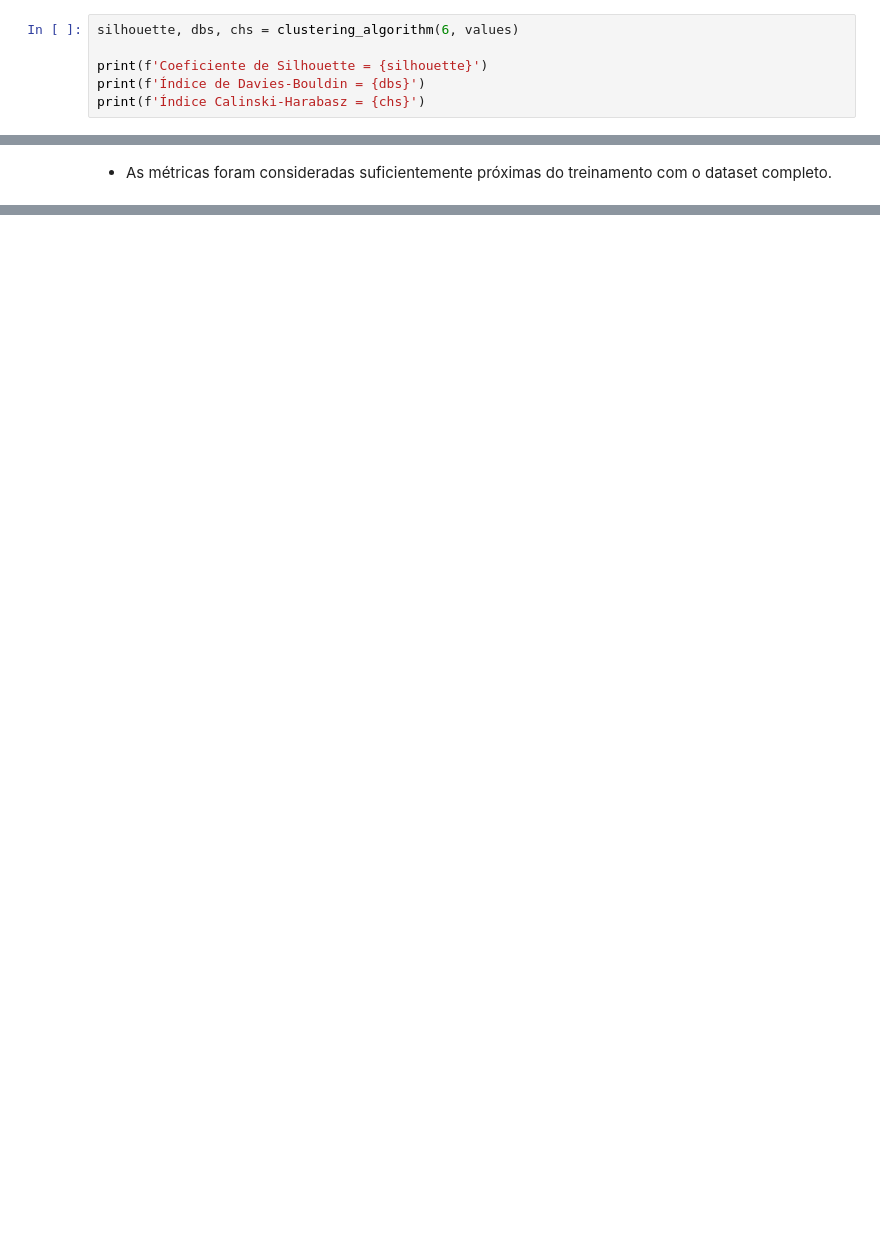
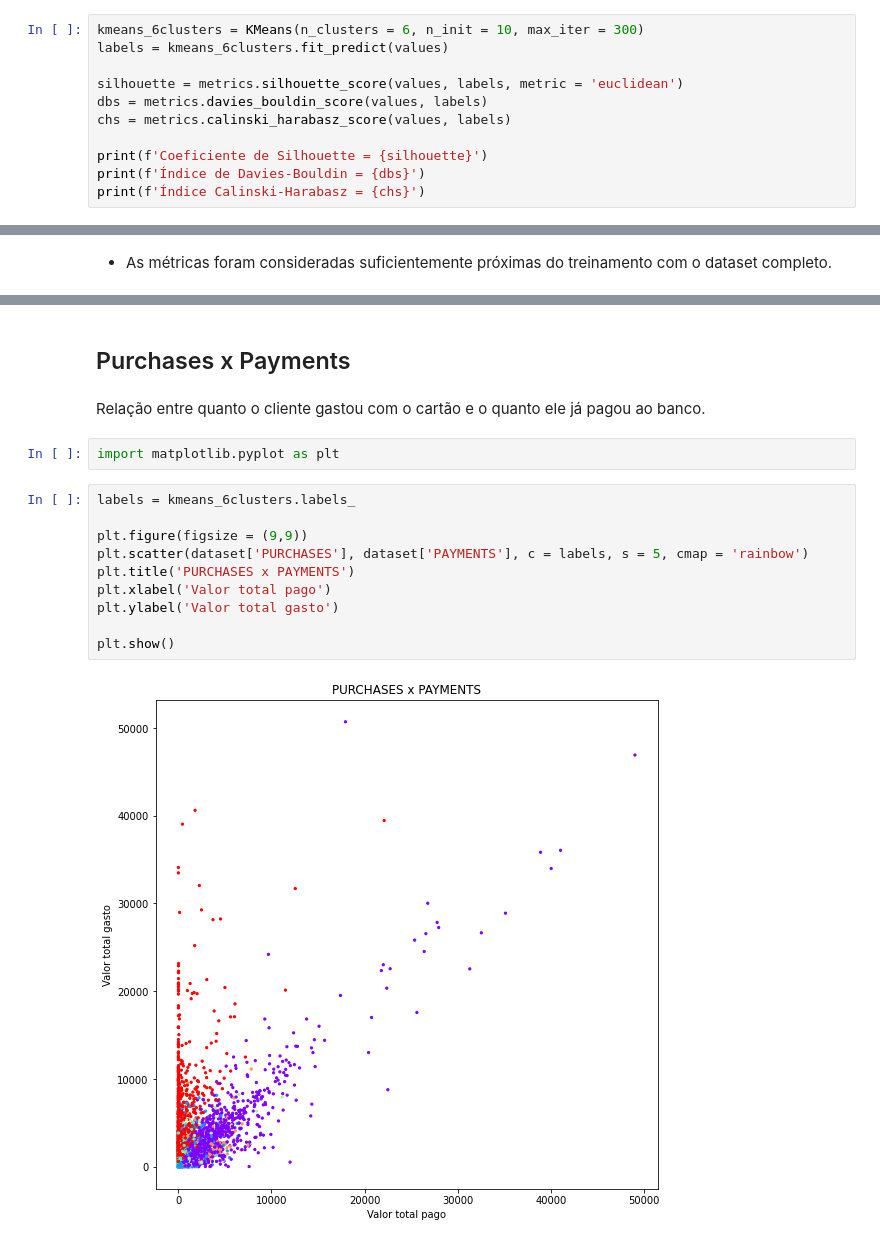
Before and after one commit to Tathy/Analise_comportamental_usuarios_cartao_de_credito, a Jupyter notebook: Clustering_extraindo_padroes_de_dados.ipynb, the cells around one changed output, grey strips where cells are left out. Saved outputs shown, nothing was run; the diff lists cells and outputs as text; blank space fills up the shorter version.

Commit message:
Correcoes gerais no codigo e inicio da interpretacao dos clusters

```diff
--- a/Clustering_extraindo_padroes_de_dados.ipynb
+++ b/Clustering_extraindo_padroes_de_dados.ipynb
@@ -379,7 +378,12 @@ fig.show()
 # %% [markdown]
 # Clusterização k-Means com 6 clusters
 # %%
-silhouette, dbs, chs = clustering_algorithm(6, values)
+kmeans_6clusters = KMeans(n_clusters = 6, n_init = 10, max_iter = 300)
+labels = kmeans_6clusters.fit_predict(values)
+
+silhouette = metrics.silhouette_score(values, labels, metric = 'euclidean')
+dbs = metrics.davies_bouldin_score(values, labels)
+chs = metrics.calinski_harabasz_score(values, labels)
 
 print(f'Coeficiente de Silhouette = {silhouette}')
 print(f'Índice de Davies-Bouldin = {dbs}')
@@ -427,0 +434,18 @@ print(s3, db3, ch3)
+# %% [markdown]
+## Purchases x Payments
+# %% [markdown]
+Relação entre quanto o cliente gastou com o cartão e o quanto ele já pagou ao banco.
+# %%
+import matplotlib.pyplot as plt
+# %%
+labels = kmeans_6clusters.labels_
+
+plt.figure(figsize = (9,9))
+plt.scatter(dataset['PURCHASES'], dataset['PAYMENTS'], c = labels, s = 5, cmap = 'rainbow')
+plt.title('PURCHASES x PAYMENTS')
+plt.xlabel('Valor total pago')
+plt.ylabel('Valor total gasto')
+
+plt.show()
+# %% [output]
+[figure, added]
```
Also changed, not shown: parts of 23 cells of this notebook.
